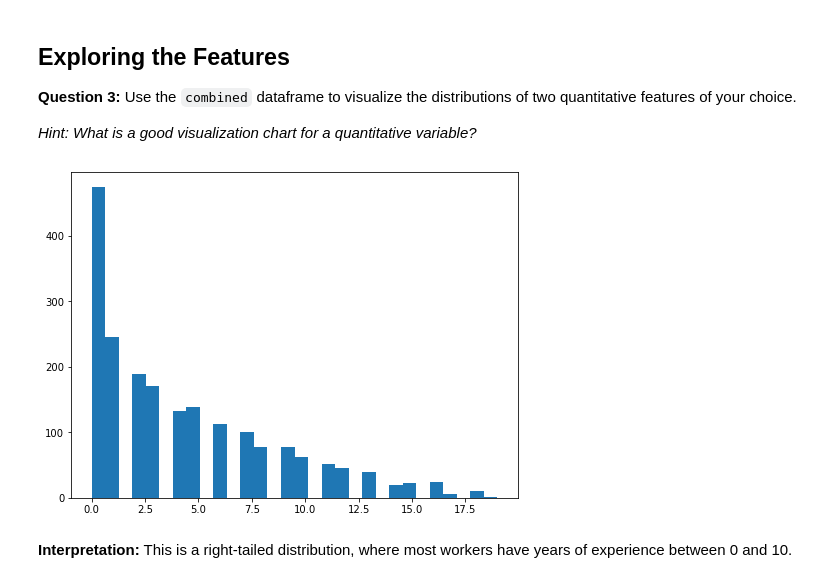
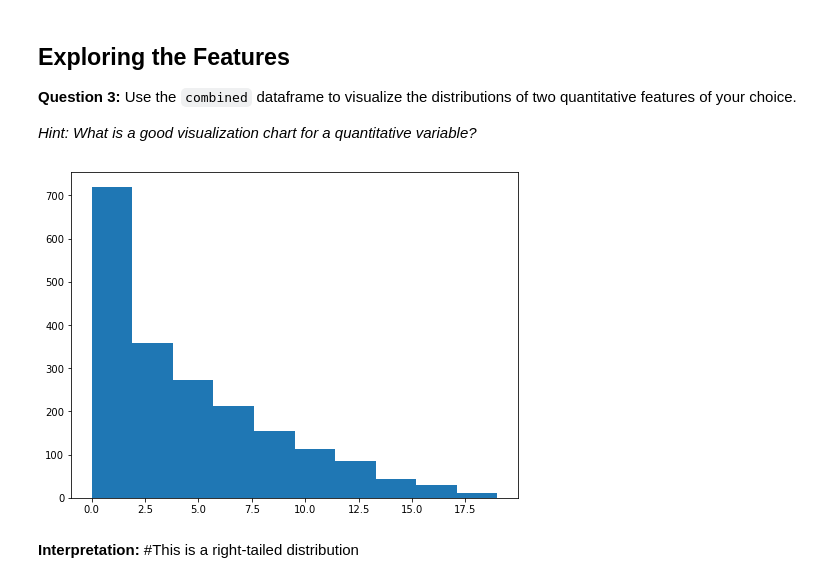
Before and after one commit to DragonKyro/Fall_2022_SAAS_ED_Materials, a Jupyter notebook: Fall_2022_Kaggle/Kaggle_EDA/Kaggle_EDA_blank.ipynb, the cells around one changed output. Saved outputs shown, nothing was run; the diff lists cells and outputs as text; code cells hidden in the pictures.

```diff
--- a/Fall_2022_Kaggle/Kaggle_EDA/Kaggle_EDA_blank.ipynb
+++ b/Fall_2022_Kaggle/Kaggle_EDA/Kaggle_EDA_blank.ipynb
@@ -59,9 +70,9 @@ combined.head()
 # %%
 # Generate visualization #1
 
 plt.figure(figsize=(8, 6))
-plt.hist(combined['fc'], bins=30);
+plt.hist(combined['fc'], bins=10);
 # %% [output]
-[figure, old version]
+[figure, new version]
 # %% [markdown]
-**Interpretation:** This is a right-tailed distribution, where most workers have years of experience between 0 and 10.
+**Interpretation:** #This is a right-tailed distribution
```
Also changed, not shown: parts of 28 cells of this notebook, 1 other file.
